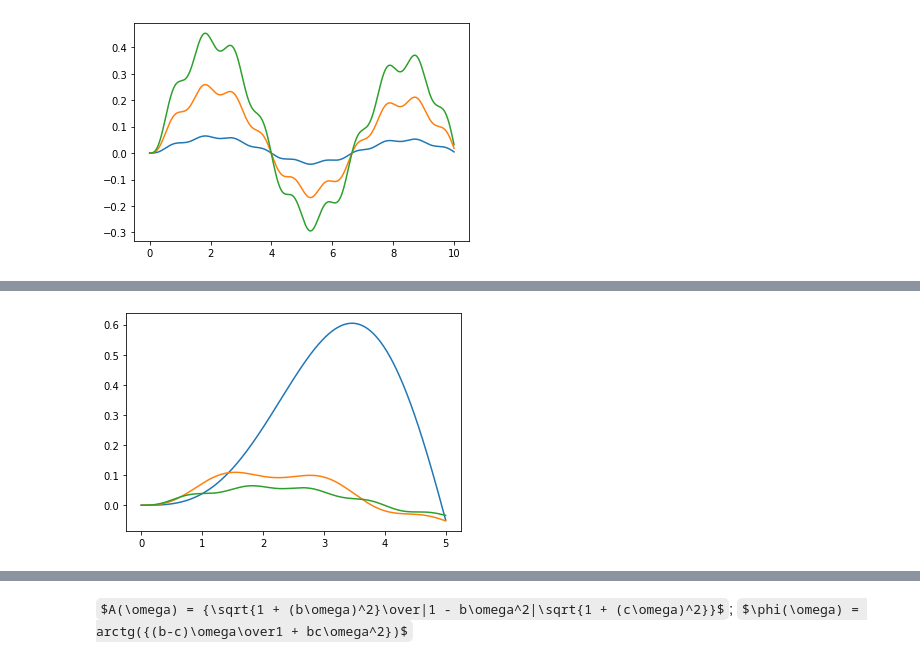
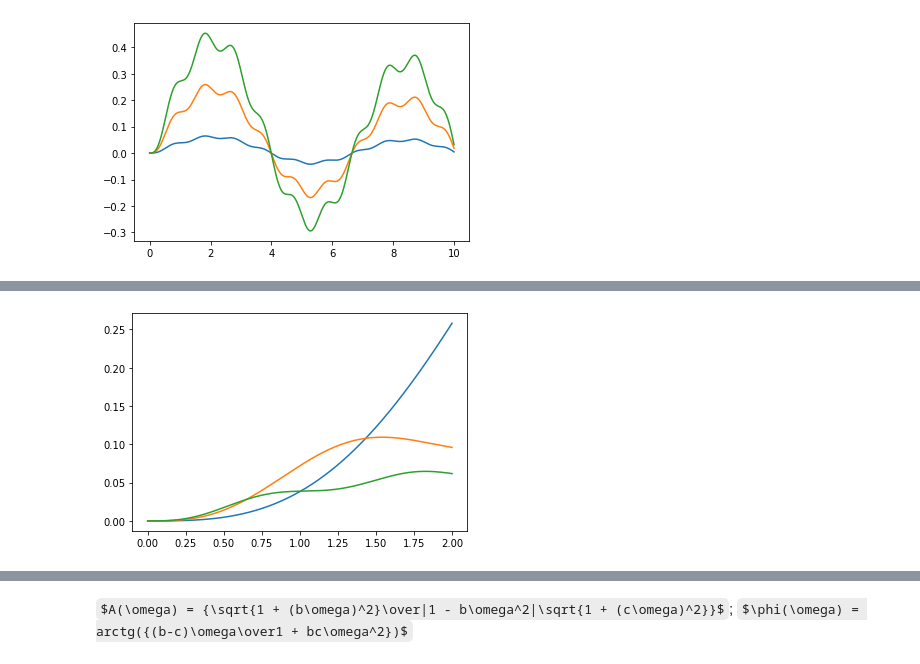
Before and after one commit to ConstantTeen/control-theory, a Jupyter notebook: Bode.ipynb, the cells around one changed output, grey strips where cells are left out. Drawn from its saved outputs; the diff is of its cells as text; code cells hidden in the pictures; some formulas as TeX source.

```diff
--- a/Bode.ipynb
+++ b/Bode.ipynb
@@ -30,17 +36,17 @@ plt.show()
 # %%
 # constant magnitude
 mag = 1
-T= np.linspace(0,5,1e4 + 1)
+T= np.linspace(0,2,1e4 + 1)
 
 plt.figure()
 
 for freq in np.linspace(0.17, 1, 3): # phase = [ 1/3*pi, 7/6*pi, 2*pi ]
     S = [ mag*math.sin( t*2*math.pi*freq ) for t in T ]
     Tout, yout, xout = signal.lsim(system, S, T)
     plt.plot(Tout, yout)
 
 plt.show()
 # амплитуда уменьшается
 # фаза увеличивается
 # %% [output]
-[figure, old version]
+[figure, new version]
```
Also changed, not shown: parts of 10 cells of this notebook.
